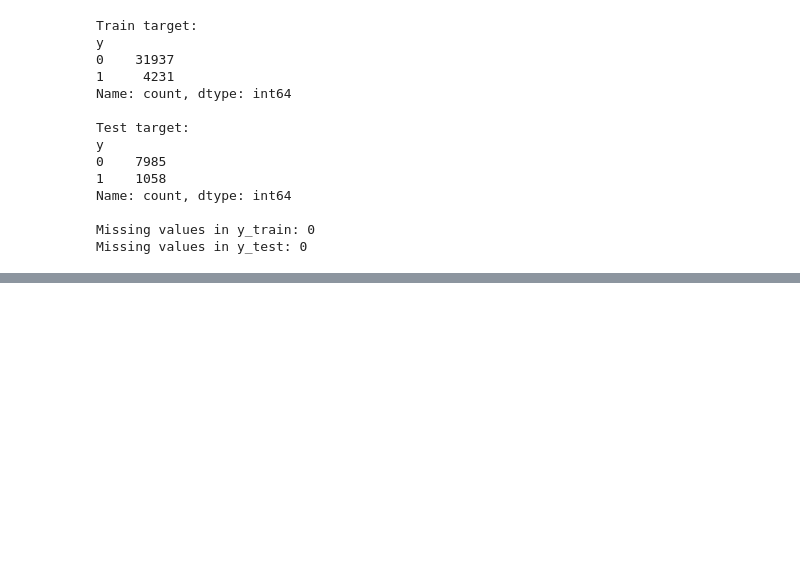
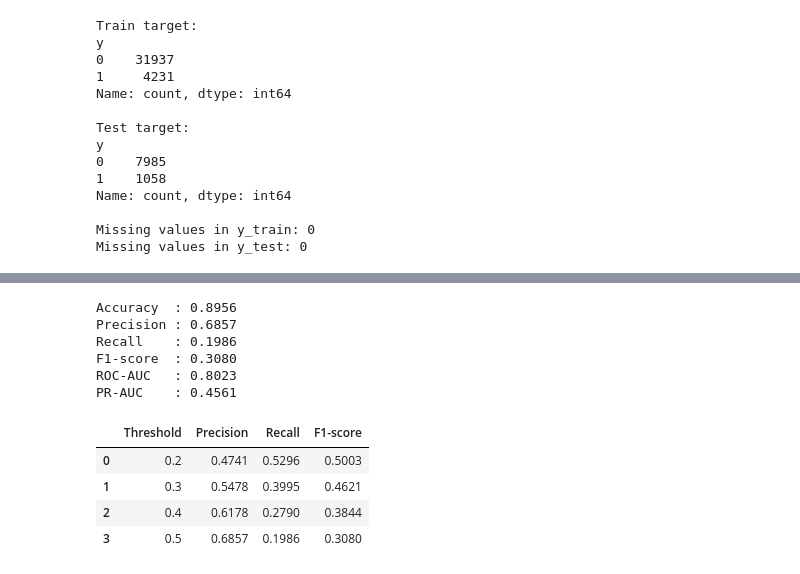
Before and after one commit to JiaHui2005/xgboost-bank-marketing, a Jupyter notebook: notebooks/02_modeling.ipynb, the cells around one changed output, grey strips where cells are left out. Cells and saved outputs as stored; diff of their text form; code cells hidden in the pictures; blank space fills up the shorter version.

```diff
--- a/notebooks/02_modeling.ipynb
+++ b/notebooks/02_modeling.ipynb
@@ -240,0 +597,62 @@ print("Preprocessor created successfully.")
+# %%
+from sklearn.metrics import (
+    accuracy_score,
+    precision_score,
+    recall_score,
+    f1_score,
+    roc_auc_score,
+    average_precision_score
+)
+
+y_val_pred_baseline = xgb_baseline_val_pipeline.predict(X_val)
+
+y_val_proba_baseline = (
+    xgb_baseline_val_pipeline.predict_proba(X_val)[:, 1]
+)
+
+baseline_metrics = {
+    "Accuracy": accuracy_score(y_val, y_val_pred_baseline),
+    "Precision": precision_score(y_val, y_val_pred_baseline),
+    "Recall": recall_score(y_val, y_val_pred_baseline),
+    "F1-score": f1_score(y_val, y_val_pred_baseline),
+    "ROC-AUC": roc_auc_score(y_val, y_val_proba_baseline),
+    "PR-AUC": average_precision_score(y_val, y_val_proba_baseline)
+}
+
+for metric, value in baseline_metrics.items():
+    print(f"{metric:10}: {value:.4f}")
+# %% [output]
+Accuracy  : 0.8956
+Precision : 0.6857
+Recall    : 0.1986
+F1-score  : 0.3080
+ROC-AUC   : 0.8023
+PR-AUC    : 0.4561
+# %%
+import numpy as np
+from sklearn.metrics import precision_score, recall_score, f1_score
+
+thresholds = [0.2, 0.3, 0.4, 0.5]
+
+threshold_results = []
+
+for threshold in thresholds:
+    y_pred_threshold = (
+        y_val_proba_baseline >= threshold
+    ).astype(int)
+
+    threshold_results.append({
+        "Threshold": threshold,
+        "Precision": precision_score(y_val, y_pred_threshold),
+        "Recall": recall_score(y_val, y_pred_threshold),
+        "F1-score": f1_score(y_val, y_pred_threshold)
+    })
+
+threshold_df = pd.DataFrame(threshold_results)
+threshold_df.round(4)
+# %% [output]
+|  | Threshold | Precision | Recall | F1-score |
+| 0 | 0.2 | 0.4741 | 0.5296 | 0.5003 |
+| 1 | 0.3 | 0.5478 | 0.3995 | 0.4621 |
+| 2 | 0.4 | 0.6178 | 0.2790 | 0.3844 |
+| 3 | 0.5 | 0.6857 | 0.1986 | 0.3080 |
```
Also changed, not shown: parts of 34 cells of this notebook, 4 other files.
